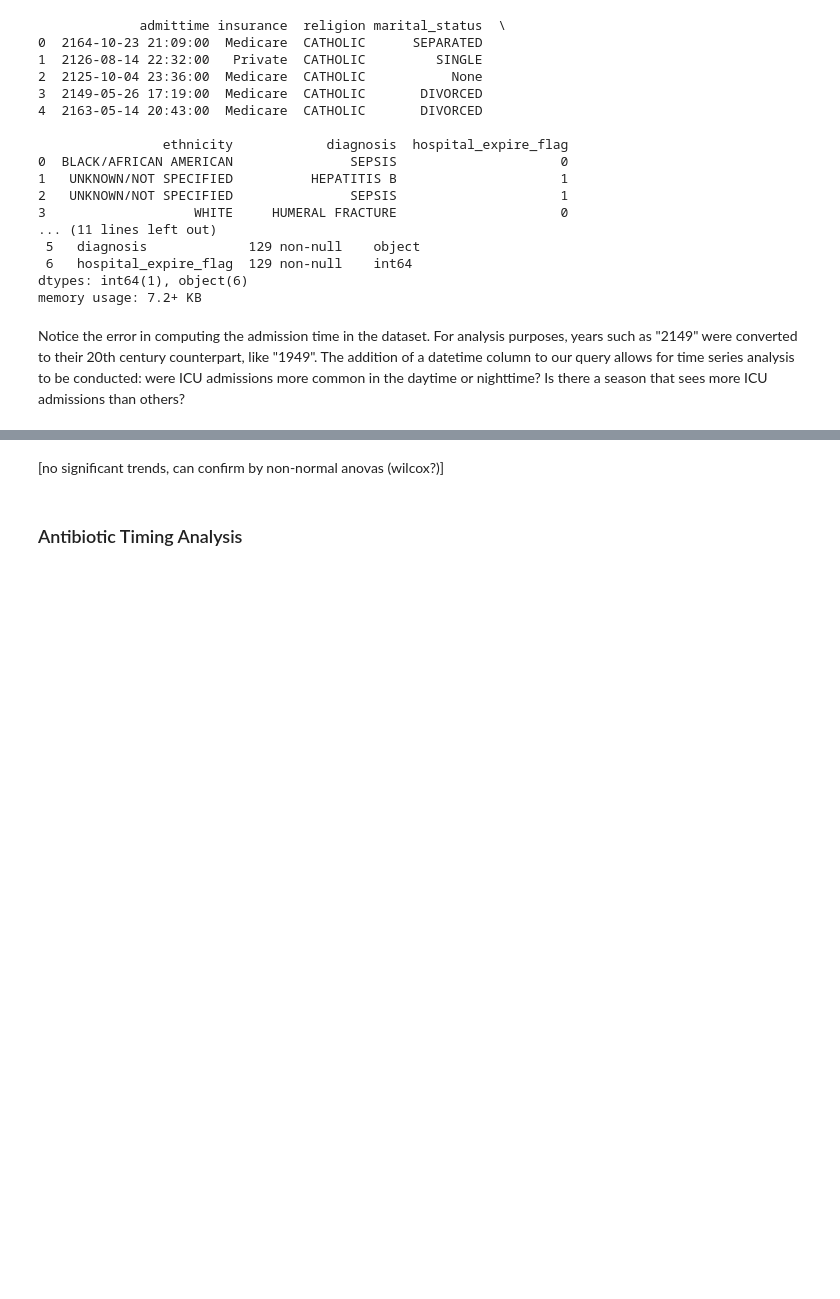
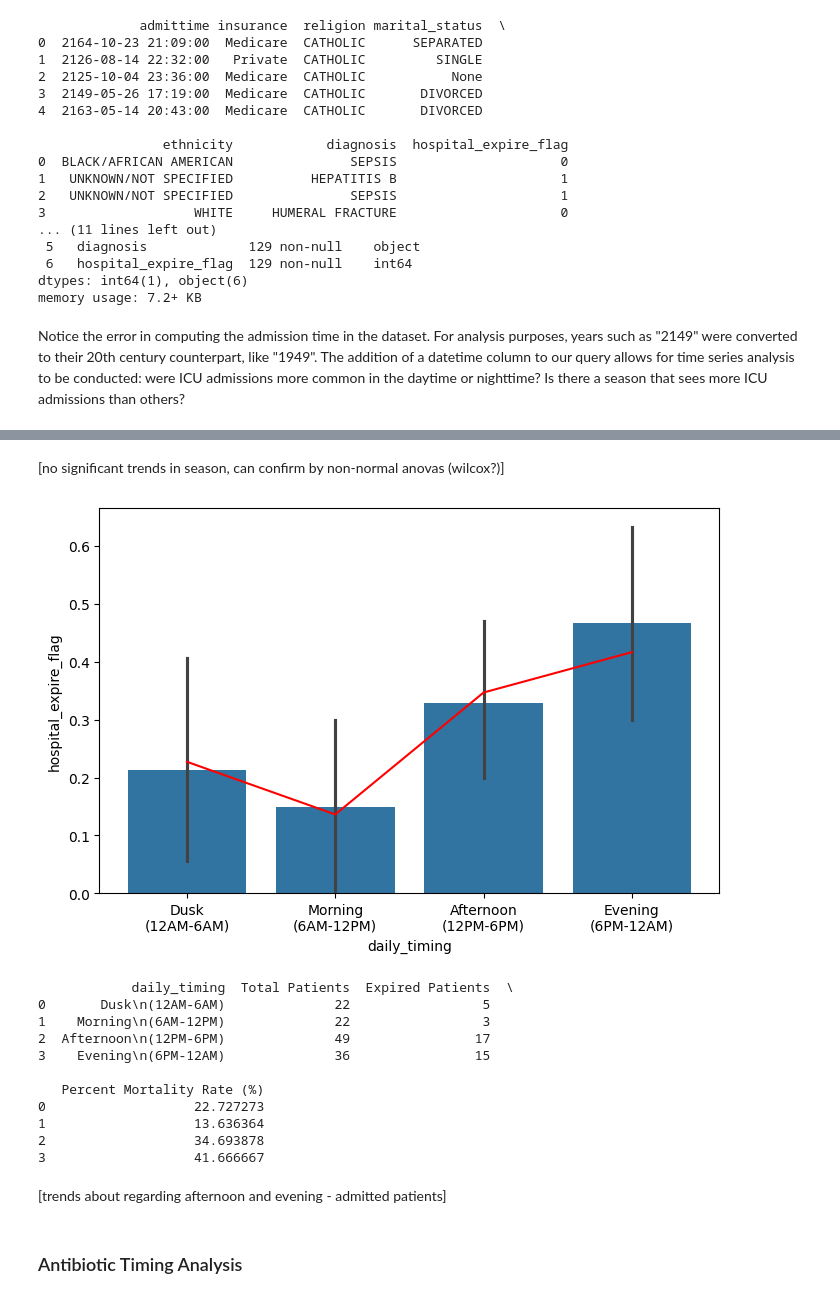
Before and after one commit to punstack/Health-Care-Analytics, a Jupyter notebook: eda.ipynb, the cells around one changed output, grey strips where cells are left out. Drawn from its saved outputs; the diff is of its cells as text; code cells hidden in the pictures; blank space fills up the shorter version.

```diff
--- a/eda.ipynb
+++ b/eda.ipynb
@@ -357,7 +355,49 @@ print(seasonal_summary[['season', 'total_patients', 'expired_patients', 'mortali
 2  Summer              34                 7                   20.588235
 3    Fall              40                14                   35.000000
 # %% [markdown]
-[no significant trends, can confirm by non-normal anovas (wilcox?)]
+[no significant trends in season, can confirm by non-normal anovas (wilcox?)]
+# %%
+df_c['hour'] = pd.to_datetime(df_c['admittime']).dt.hour
+df_c['daily_timing'] = pd.cut(df_c['hour'], bins=[0, 6, 12, 18, 24],
+                        labels=['Dusk\n(12AM-6AM)', 'Morning\n(6AM-12PM)', 'Afternoon\n(12PM-6PM)', 'Evening\n(6PM-12AM)'],
+                        include_lowest=True)
+
+daily_expire_rate_yearly = df_c.groupby(['year', 'daily_timing'], observed = False)['hospital_expire_flag'].mean().reset_index()
+daily_expire_rate = df_c.groupby('daily_timing', observed = False)['hospital_expire_flag'].mean().reset_index()
+
+plt.figure(figsize = (8,5))
+sns.barplot(x = 'daily_timing', y = 'hospital_expire_flag', data = daily_expire_rate_yearly)
+sns.lineplot(x = 'daily_timing', y = 'hospital_expire_flag', data = daily_expire_rate, color = 'red')
+plt.show()
+
+daily_summary = df_c.groupby('daily_timing', observed = False).agg(
+    total_patients = ('hospital_expire_flag', 'size'),
+    expired_patients = ('hospital_expire_flag', 'sum')
+).reset_index()
+daily_summary['mortality_rate'] = daily_summary['expired_patients'] / daily_summary['total_patients'] * 100
+
+print(daily_summary[['daily_timing', 'total_patients', 'expired_patients', 'mortality_rate']].rename(
+    columns={
+        'total_patients': 'Total Patients',
+        'expired_patients': 'Expired Patients',
+        'mortality_rate': 'Percent Mortality Rate (%)'
+    }
+))
+# %% [output]
+[figure, added]
+            daily_timing  Total Patients  Expired Patients  \
+0       Dusk\n(12AM-6AM)              22                 5
+1    Morning\n(6AM-12PM)              22                 3
+2  Afternoon\n(12PM-6PM)              49                17
+3    Evening\n(6PM-12AM)              36                15
+
+   Percent Mortality Rate (%)
+0                   22.727273
+1                   13.636364
+2                   34.693878
+3                   41.666667
+# %% [markdown]
+[trends about regarding afternoon and evening - admitted patients]
 # %% [markdown]
 ### Antibiotic Timing Analysis
 # %%
```
Also changed, not shown: parts of 1 cell of this notebook.
